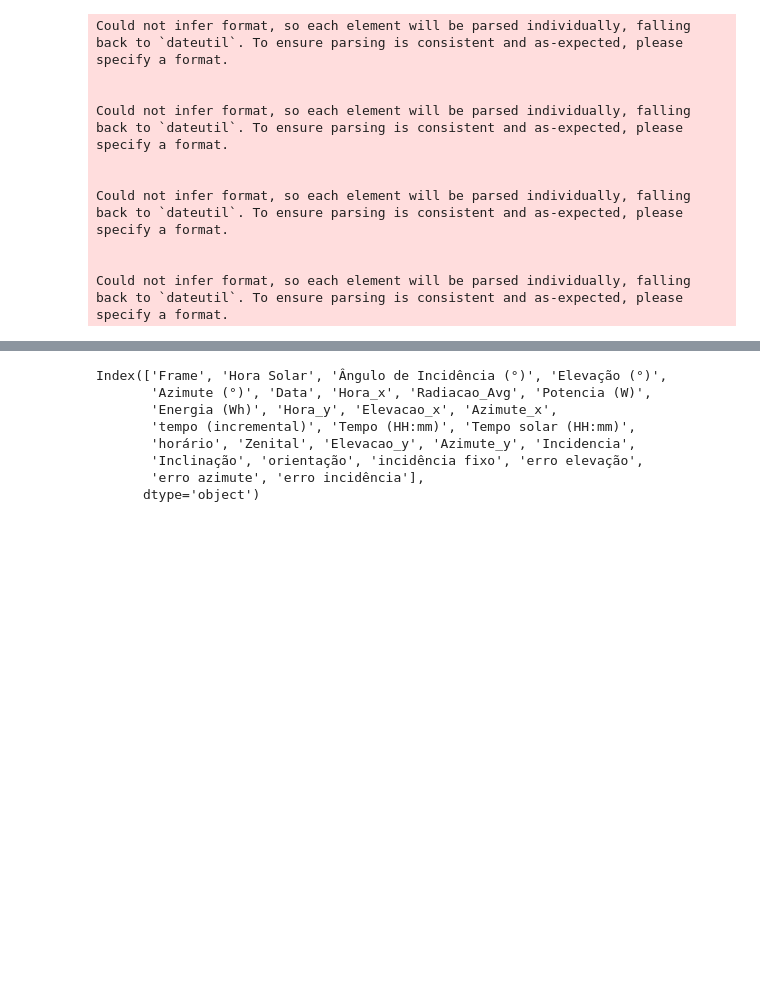
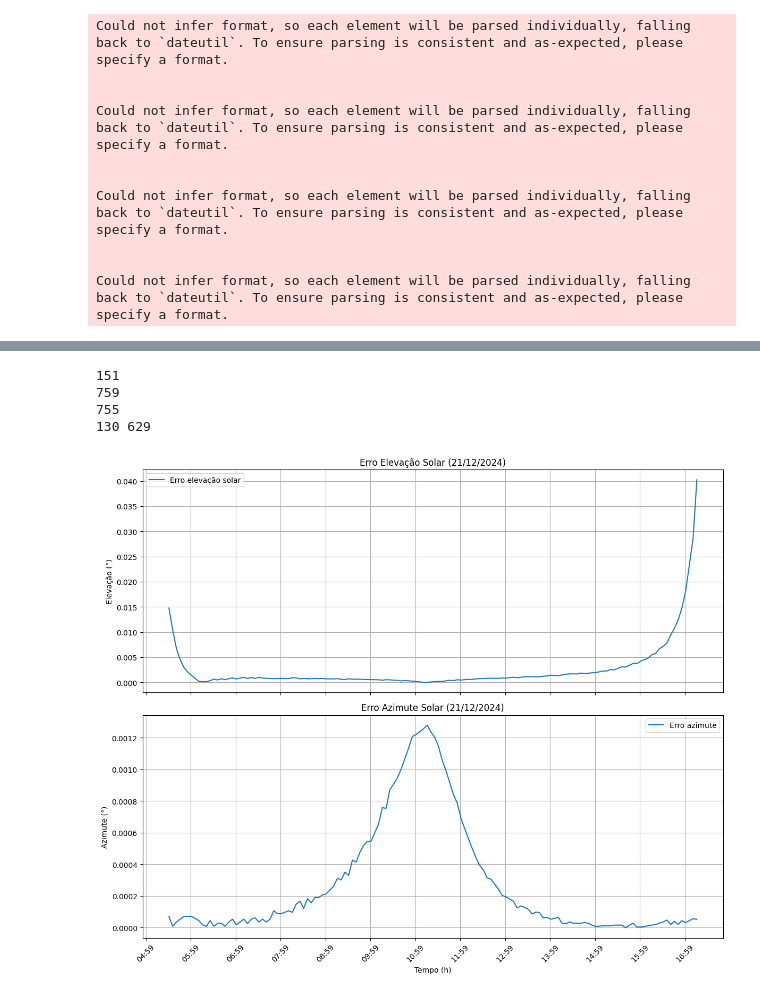
Before and after one commit to abcalheiros/dt_fotovoltaico, a Jupyter notebook: Resultados parciais_21_12_24.ipynb, the cells around one changed output, grey strips where cells are left out. Cells and saved outputs as stored; diff of their text form; code cells hidden in the pictures; blank space fills up the shorter version.

```diff
--- a/Resultados parciais_21_12_24.ipynb
+++ b/Resultados parciais_21_12_24.ipynb
@@ -186,7 +154,11 @@ No artists with labels found to put in legend.  Note that artists whose label st
 # %%
-df5["Energia (Wh)"] = df5["Potencia (W)"] / 60
+#cálculo do erro relativo em graus - (medido-real/real)
+df12 = df12[df12['Elevacao'] > 5] #filtro
+df12['erro elevação'] = (abs(df12['Elevação (°)'] - df12['Elevacao'])/df12['Elevacao'])
+df12['erro azimute'] = (abs(df12['Azimute (°)'] - df12['Azimute'])/df12['Azimute'])
+df23['erro incidência'] = (abs(df23['Ângulo de Incidência (°)'] - df23['incidência fixo'])/ df23['incidência fixo'])
 
-energia_total = df5["Energia (Wh)"].sum()
-
-print("Energia total gerada no dia:",round(energia_total, 2), "Wh")
+print(f"Erro médio elevação: {np.mean(df12['erro elevação']):.4f} +- {np.std(df12['erro elevação']):.4f}")
+print(f"Erro médio azimute: {np.mean(df12['erro azimute']):.4f} +- {np.std(df12['erro azimute']):.4f}")
+print(f"Erro médio incidência: {np.mean(df23['erro incidência']):.4f} +- {np.std(df23['erro incidência']):.4f}")
 # %% [output]
@@ -230,11 +183,41 @@ RMSE Incidência: 0.004996632313723425
 # %%
-df5.columns
+print(len(df1))
+print(len(df2))
+print(len(df3))
+#número de amostras
+print(len(df12),len(df23))
 # %% [output]
-Index(['Frame', 'Hora Solar', 'Ângulo de Incidência (°)', 'Elevação (°)',
-       'Azimute (°)', 'Data', 'Hora_x', 'Radiacao_Avg', 'Potencia (W)',
-       'Energia (Wh)', 'Hora_y', 'Elevacao_x', 'Azimute_x',
-       'tempo (incremental)', 'Tempo (HH:mm)', 'Tempo solar (HH:mm)',
-       'horário', 'Zenital', 'Elevacao_y', 'Azimute_y', 'Incidencia',
-       'Inclinação', 'orientação', 'incidência fixo', 'erro elevação',
-       'erro azimute', 'erro incidência'],
-      dtype='object')
+151
+759
+755
+130 629
+# %%
+#Visualização dos erros
+fig, (ax1, ax2) = plt.subplots(2, 1, figsize=(12,10), sharex=True)
+
+#Elevação em graus
+ax1.plot(df12['Hora Solar'], df12['erro elevação'], label='Erro elevação solar')
+
+ax1.set_ylabel('Elevação (°)')
+ax1.set_title('Erro Elevação Solar (21/12/2024)')
+ax1.legend()
+ax1.grid(True)
+
+#Azimute em graus
+ax2.plot(df12['Hora Solar'], df12['erro azimute'], label='Erro azimute')
+
+ax2.set_ylabel('Azimute (°)')
+ax2.set_xlabel('Tempo (h)')
+ax2.set_title('Erro Azimute Solar (21/12/2024)')
+ax2.legend()
+ax2.grid(True)
+
+#Format o eixo de tempo
+ax2.xaxis.set_major_formatter(mdates.DateFormatter('%H:%M'))
+ax2.xaxis.set_major_locator(mdates.MinuteLocator(interval=60))
+
+plt.xticks(rotation=45)
+plt.tight_layout()
+plt.show()
+# %% [output]
+[figure, added]
```
Also changed, not shown: parts of 14 cells of this notebook, 7 other files.
